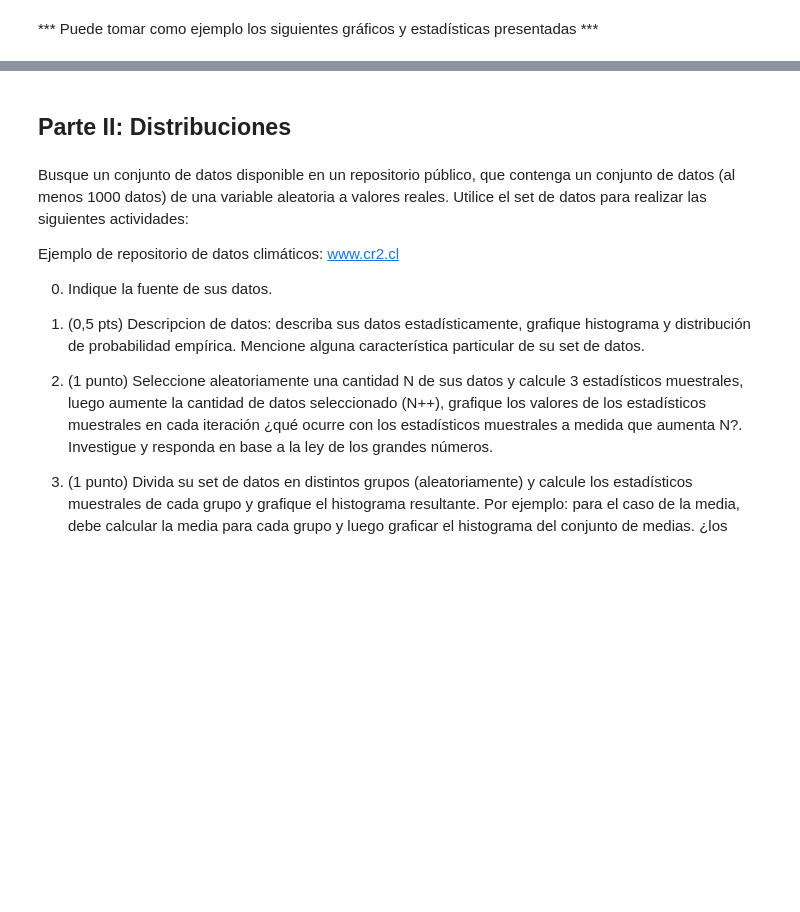
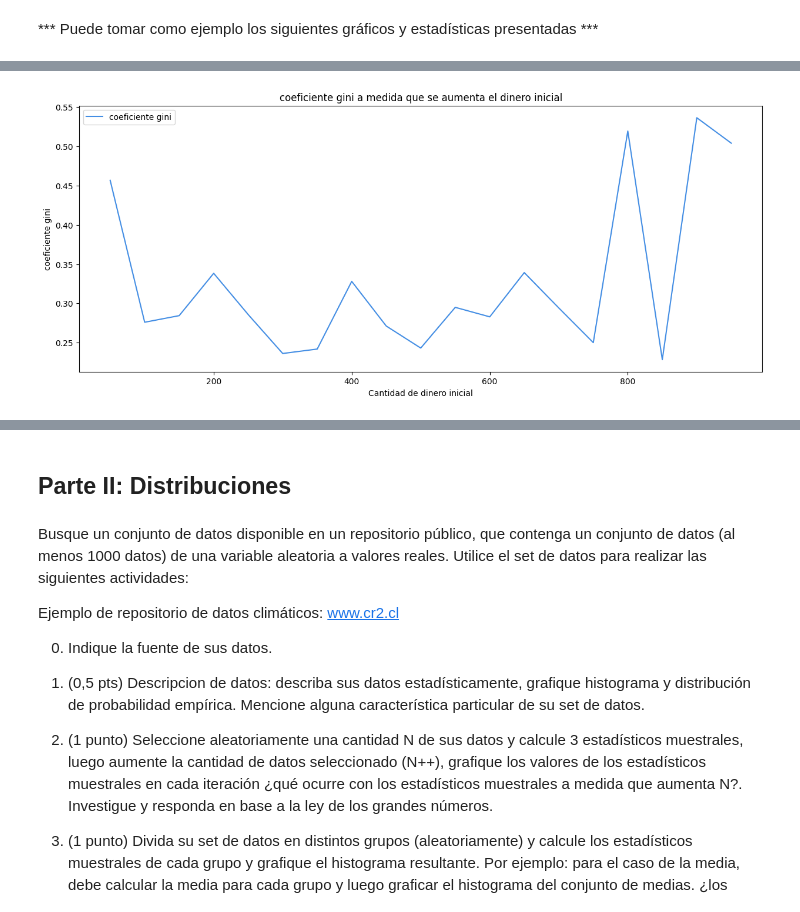
Before and after one commit to imnotUrban/Repo-Simulacion, a Jupyter notebook: Proyecto_Unidad_1/ProyectoUnidad1.ipynb, the cells around one changed output, grey strips where cells are left out. Saved outputs shown, nothing was run; the diff lists cells and outputs as text; code cells hidden in the pictures; blank space fills up the shorter version.

```diff
--- a/Proyecto_Unidad_1/ProyectoUnidad1.ipynb
+++ b/Proyecto_Unidad_1/ProyectoUnidad1.ipynb
@@ -34,7 +34,7 @@ import scipy.stats as stats
 import matplotlib.pyplot as plt
 import matplotlib
 %matplotlib inline
-
+azul= sns.xkcd_rgb['dark sky blue']
 matplotlib.rcParams['font.size'] = 10
 matplotlib.rcParams['figure.dpi'] = 100
 
@@ -42,6 +42,9 @@ import seaborn as sns
 
 from IPython.core.pylabtools import figsize
 
+
+
+
 def ecdf(data):
     """ Calcula la distribución empírica acumulada"""
     x = np.sort(data)
@@ -201,0 +213,12 @@ show(dinerop)
+# %%
+#población de 10000 actores, con $10000 cada uno inicialmente y 1000 iteraciones:
+giniCalculado = []
+for i in range(50,1000,50):
+    cont=0
+    for pop in simula([i] * 4, 10000):
+        cont=cont+1
+    #Tomaremos la ultima simulación (pop)
+    #print(pop)
+    giniPOP = gini(pop)
+    giniCalculado.append(giniPOP)
+#print(giniCalculado)
@@ -201,0 +246,15 @@ show(dinerop)
+# %%
+
+#Graficamos La esperanza teorica y empirica
+plt.figure(figsize=(15, 6))
+n_range = np.arange(50,1000, 50)
+plt.plot(n_range, giniCalculado, color=azul)
+
+# info gráfica
+plt.legend(['coeficiente gini'])
+plt.title('coeficiente gini a medida que se aumenta el dinero inicial')
+plt.xlabel('Cantidad de dinero inicial')
+plt.ylabel('coeficiente gini')
+plt.show();
+# %% [output]
+[figure, added]
```
Also changed, not shown: parts of 7 cells of this notebook.
